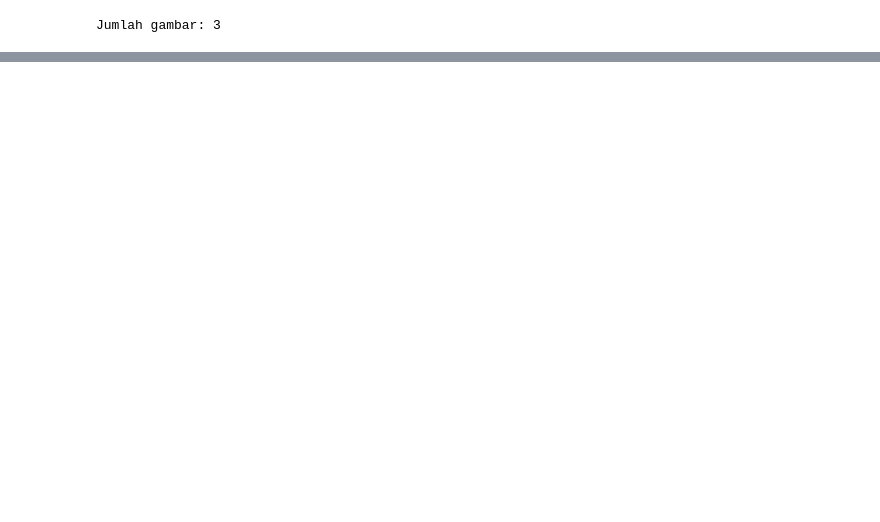
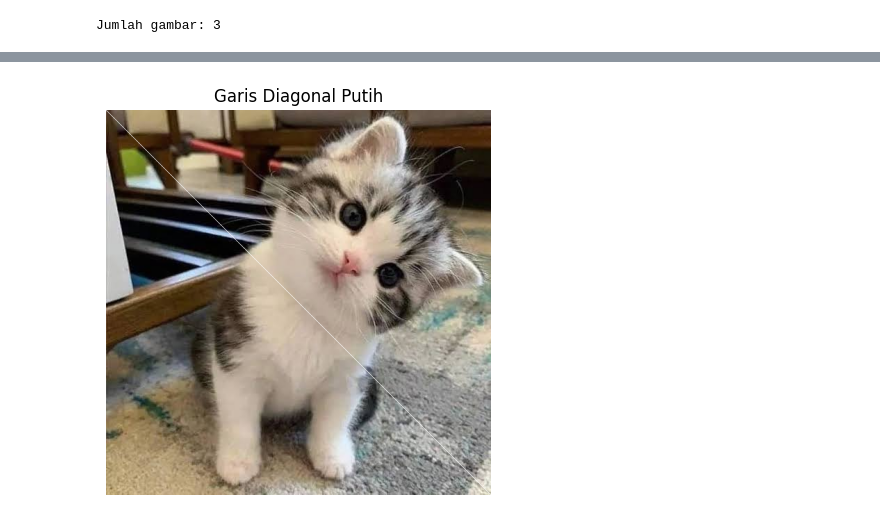
Before and after one commit to Erilocshada/erilocshada-PCVK-2026-course, a Jupyter notebook: Praktikum.ipynb, the cells around one changed output, grey strips where cells are left out. Drawn from its saved outputs; the diff is of its cells as text; code cells hidden in the pictures; blank space fills up the shorter version.

```diff
--- a/Praktikum.ipynb
+++ b/Praktikum.ipynb
@@ -129,0 +145,15 @@ plt.show()
+# %%
+image_diagonal = image_np.copy()
+
+height, width, channels = image_diagonal.shape
+
+for i in range(min(height, width)):
+    image_diagonal[i, i] = [255, 255, 255]
+
+plt.figure(figsize=(8, 5))
+plt.imshow(image_diagonal)
+plt.title("Garis Diagonal Putih")
+plt.axis("off")
+plt.show()
+# %% [output]
+[figure, added]
```
Also changed, not shown: parts of 9 cells of this notebook.
